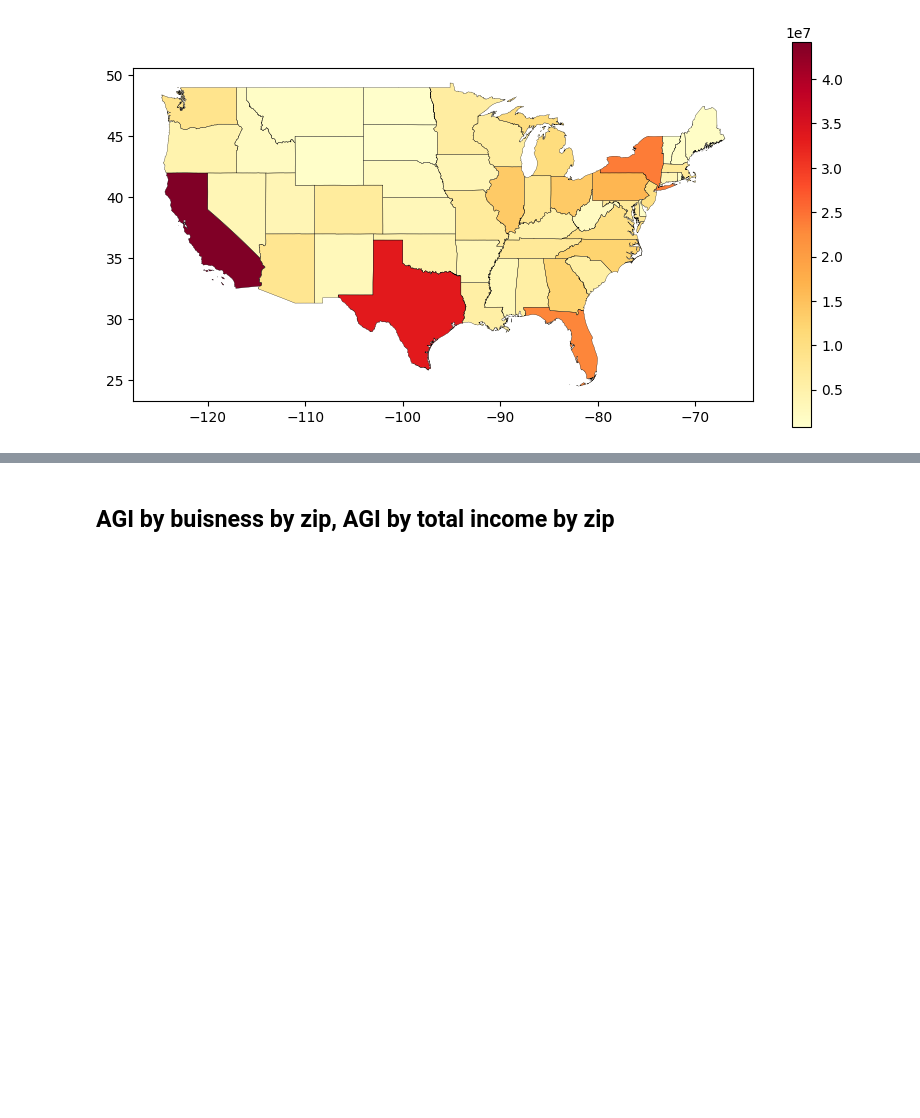
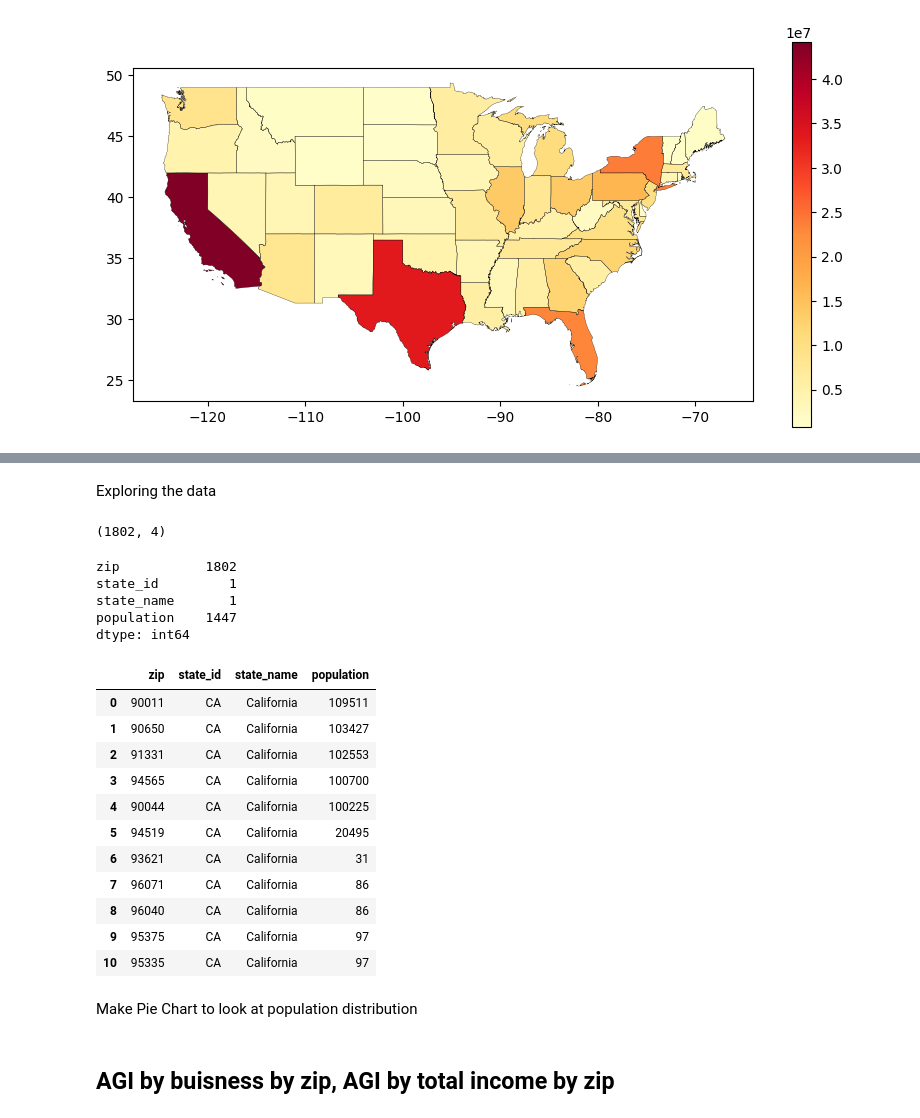
Before and after one commit to ZCWDataSixZero/ExploreZipCodeData_PySpark, a Jupyter notebook: analysis.ipynb, the cells around one changed output, grey strips where cells are left out. Saved outputs shown, nothing was run; the diff lists cells and outputs as text; code cells hidden in the pictures; blank space fills up the shorter version.

```diff
--- a/analysis.ipynb
+++ b/analysis.ipynb
@@ -164,0 +167,7 @@ plt.show()
+# %%
+# Collecting data for California
+ca_zip_df = zip_df.select('zip','state_id', 'state_name', 'population') \
+    .where(zip_df.state_id == 'CA') \
+        .orderBy(col('population').desc())
+
+ca_zip_df.show(10)
@@ -165,3 +190,57 @@ plt.show()
+# %% [markdown]
+Exploring the data
+# %%
+# using pandas to check the shape of the dataframe
+# this is a workaround to check the shape of the dataframe
+ca_zip_df.toPandas().shape
+# %% [output]
+(1802, 4)
+# %%
+# wanted to check if I had any duplicates or need to aggregate zip codes
+ca_zip_df.toPandas().nunique()
+# %% [output]
+zip           1802
+state_id         1
+state_name       1
+population    1447
+dtype: int64
+# %%
+ca_zip_df_shorted = ca_zip_df.orderBy(col('population').desc())
+# Select the top 2 rows
+top_2 = ca_zip_df_shorted.limit(5)
+
+# Select the bottom 2 rows
+# where the population is greater than 0 to avoid empty rows
+bottom_2 = ca_zip_df_shorted.where(col('population') > 0).orderBy(col('population').asc()).limit(5)
+
+# Calculate the middle row index
+total_rows = ca_zip_df_shorted.count()
+middle_index = total_rows // 2
+
+# Select the middle row(s)
+# had to convert to pandas to use tail to get that last row
+# because pyspark doesn't have a direct way to get the middle row
+middle_rows = ca_zip_df_shorted.orderBy(col('population').desc()).limit(middle_index + 1).toPandas().tail(1)
+
+
+ca_new = pd.concat([top_2.toPandas(), middle_rows, bottom_2.toPandas()], ignore_index=True)
+
+ca_new
+# %% [output]
+|  | zip | state_id | state_name | population |
+| 0 | 90011 | CA | California | 109511 |
+| 1 | 90650 | CA | California | 103427 |
+| 2 | 91331 | CA | California | 102553 |
+| 3 | 94565 | CA | California | 100700 |
+| 4 | 90044 | CA | California | 100225 |
+| 5 | 94519 | CA | California | 20495 |
+| 6 | 93621 | CA | California | 31 |
+| 7 | 96071 | CA | California | 86 |
+| 8 | 96040 | CA | California | 86 |
+| 9 | 95375 | CA | California | 97 |
+| 10 | 95335 | CA | California | 97 |
+# %% [markdown]
+Make Pie Chart to look at population distribution
 # %% [markdown]
 ## AGI by buisness by zip, AGI by total income by zip
 # %% [markdown]
```
Also changed, not shown: parts of 3 cells of this notebook, 1 other file.
